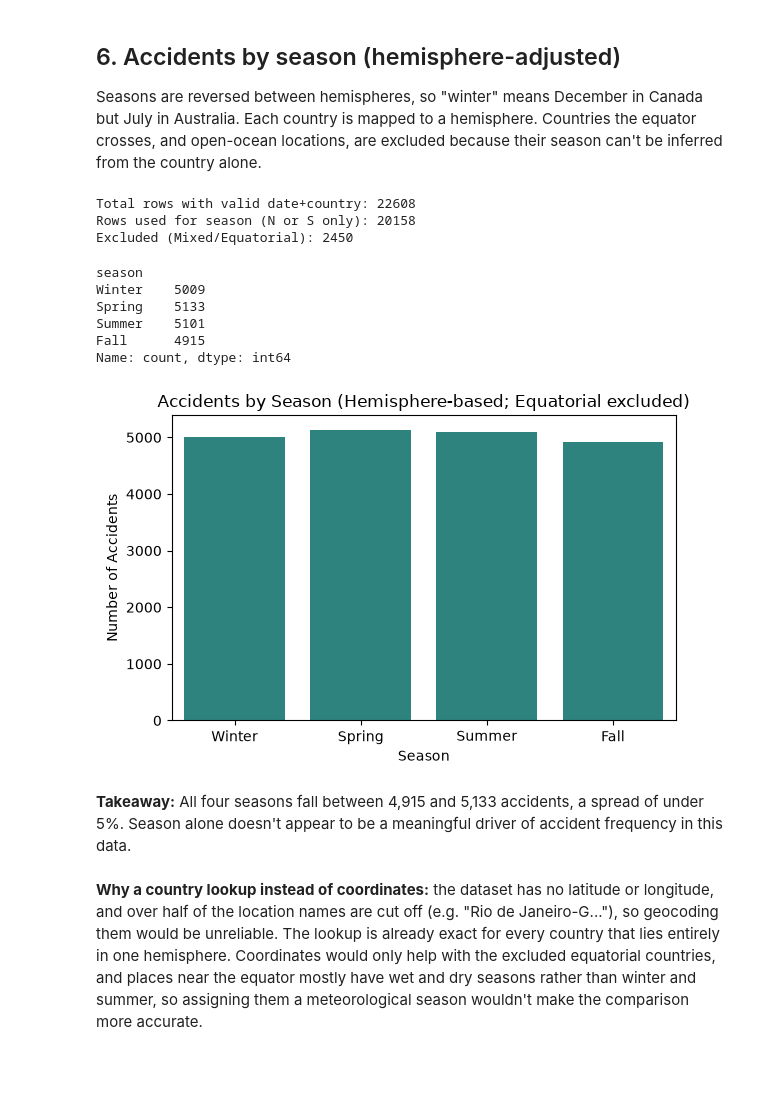
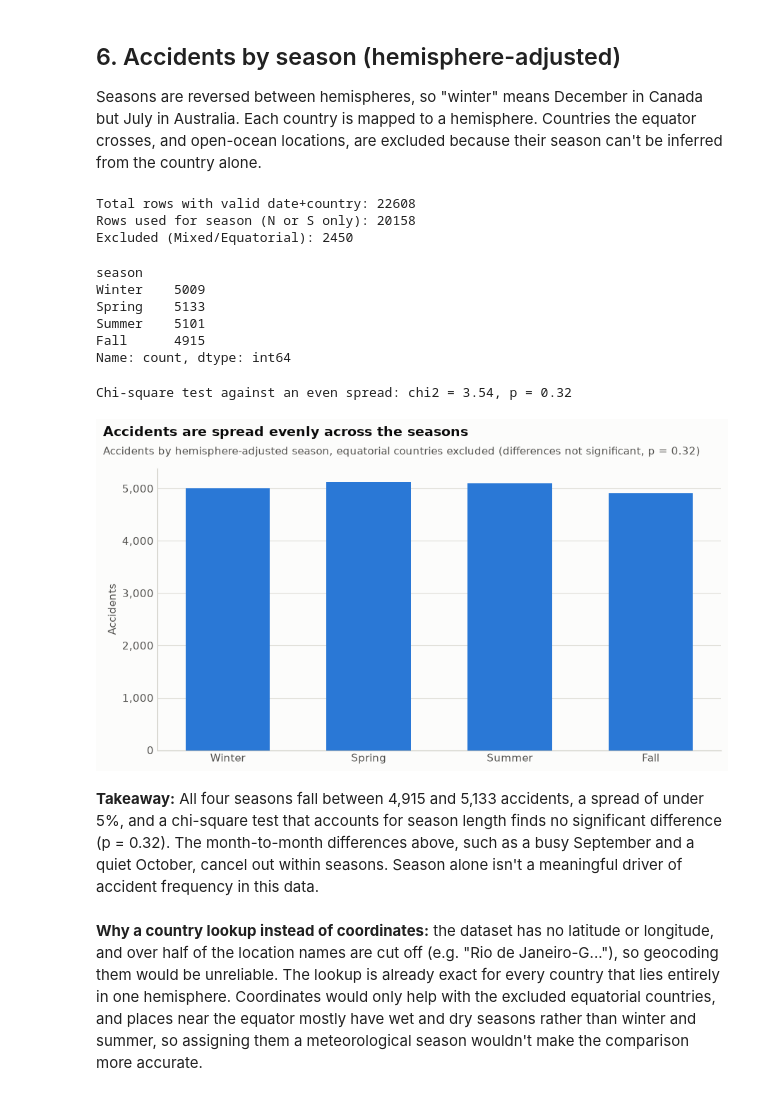
Before and after one commit to theamanali/civil-aviation-accident-analysis, a Jupyter notebook: analysis.ipynb, the cells around one changed output. Drawn from its saved outputs; the diff is of its cells as text; code cells hidden in the pictures; blank space fills up the shorter version.

```diff
--- a/analysis.ipynb
+++ b/analysis.ipynb
@@ -310,41 +347,54 @@ def season_from_month_and_hemi(month: int, hemi: str) -> str:
         return flip[season]
     if hemi == "Mixed/Equatorial":
         return "Mixed/Equatorial"
     return season
 
 
 df["hemisphere"] = df["country"].apply(assign_hemisphere)
 df["season"] = df.apply(lambda r: season_from_month_and_hemi(r["month"], r["hemisphere"]), axis=1)
 
 season_df = df[df["hemisphere"].isin(["N", "S"])].copy()
 
 print("Total rows with valid date+country:", len(df))
 print("Rows used for season (N or S only):", len(season_df))
 print("Excluded (Mixed/Equatorial):", (df["hemisphere"] == "Mixed/Equatorial").sum())
 
 season_counts = season_df["season"].value_counts().reindex(["Winter", "Spring", "Summer", "Fall"])
 display(season_counts)
 
-plt.figure(figsize=(6, 4))
-sns.barplot(x=season_counts.index, y=season_counts.values, color=sns.color_palette("viridis", 1)[0])
-plt.title("Accidents by Season (Hemisphere-based; Equatorial excluded)")
-plt.xlabel("Season")
-plt.ylabel("Number of Accidents")
+# Expected counts if accidents were spread evenly over the calendar. Season lengths differ slightly
+# (winter is shortest in the north, summer in the south), so each hemisphere is handled separately.
+expected_by_season = pd.Series(0.0, index=season_counts.index)
+for hemi, n in season_df["hemisphere"].value_counts().items():
+    for month_number, days in days_in_month.items():
+        expected_by_season[season_from_month_and_hemi(month_number, hemi)] += n * days / days_in_month.sum()
+chi2_season, p_season = stats.chisquare(season_counts, expected_by_season)
+print(f"Chi-square test against an even spread: chi2 = {chi2_season:.2f}, p = {p_season:.2f}")
+
+fig, ax = plt.subplots(figsize=(9, 4.5))
+sns.barplot(x=season_counts.index, y=season_counts.values, color=BLUE, saturation=1, width=0.6, ax=ax)
+ax.set_xlabel("")
+ax.set_ylabel("Accidents")
+ax.yaxis.set_major_formatter(THOUSANDS)
+ax.grid(axis="x", visible=False)
 plt.tight_layout()
+add_titles(fig, "Accidents are spread evenly across the seasons",
+           f"Accidents by hemisphere-adjusted season, equatorial countries excluded (differences not significant, p = {p_season:.2f})")
 plt.show()
 # %% [output]
 Total rows with valid date+country: 22608
 Rows used for season (N or S only): 20158
 Excluded (Mixed/Equatorial): 2450
 season
 Winter    5009
 Spring    5133
 Summer    5101
 Fall      4915
 Name: count, dtype: int64
+Chi-square test against an even spread: chi2 = 3.54, p = 0.32
-[figure, old version]
+[figure, new version]
 # %% [markdown]
-**Takeaway:** All four seasons fall between 4,915 and 5,133 accidents, a spread of under 5%. Season alone doesn't appear to be a meaningful driver of accident frequency in this data.
+**Takeaway:** All four seasons fall between 4,915 and 5,133 accidents, a spread of under 5%, and a chi-square test that accounts for season length finds no significant difference (p = 0.32). The month-to-month differences above, such as a busy September and a quiet October, cancel out within seasons. Season alone isn't a meaningful driver of accident frequency in this data.
 # %% [markdown]
 **Why a country lookup instead of coordinates:** the dataset has no latitude or longitude, and over half of the location names are cut off (e.g. "Rio de Janeiro-G..."), so geocoding them would be unreliable. The lookup is already exact for every country that lies entirely in one hemisphere. Coordinates would only help with the excluded equatorial countries, and places near the equator mostly have wet and dry seasons rather than winter and summer, so assigning them a meteorological season wouldn't make the comparison more accurate.
 # %% [markdown]
```
Also changed, not shown: parts of 25 cells of this notebook, 7 other files.
